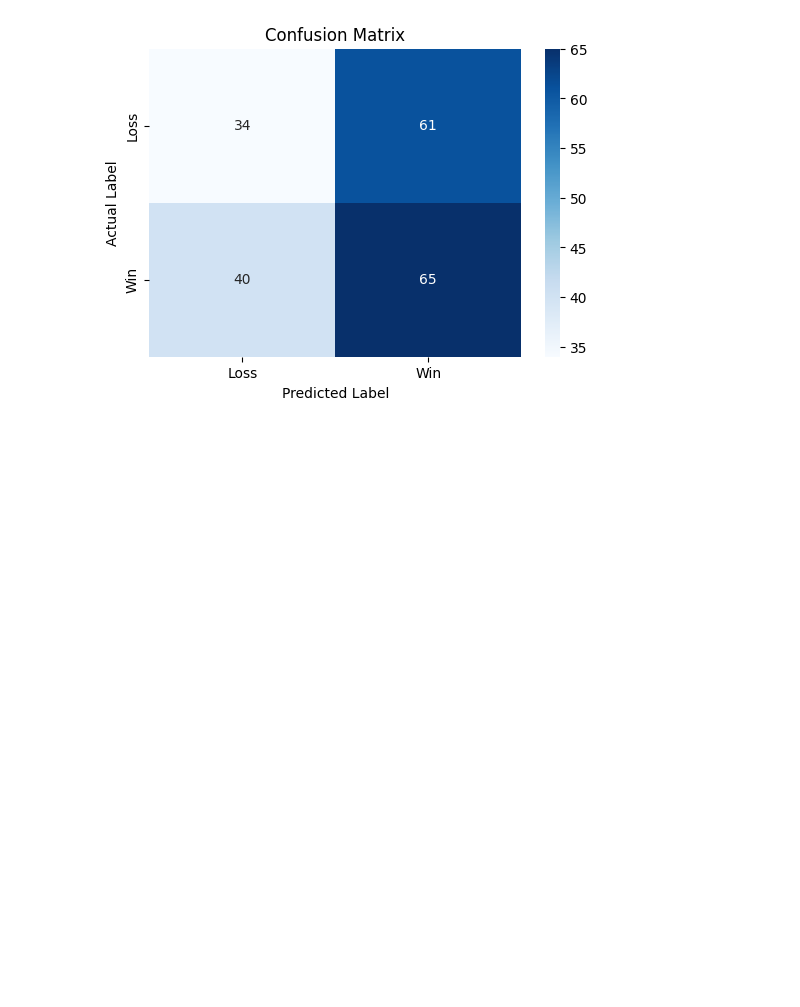
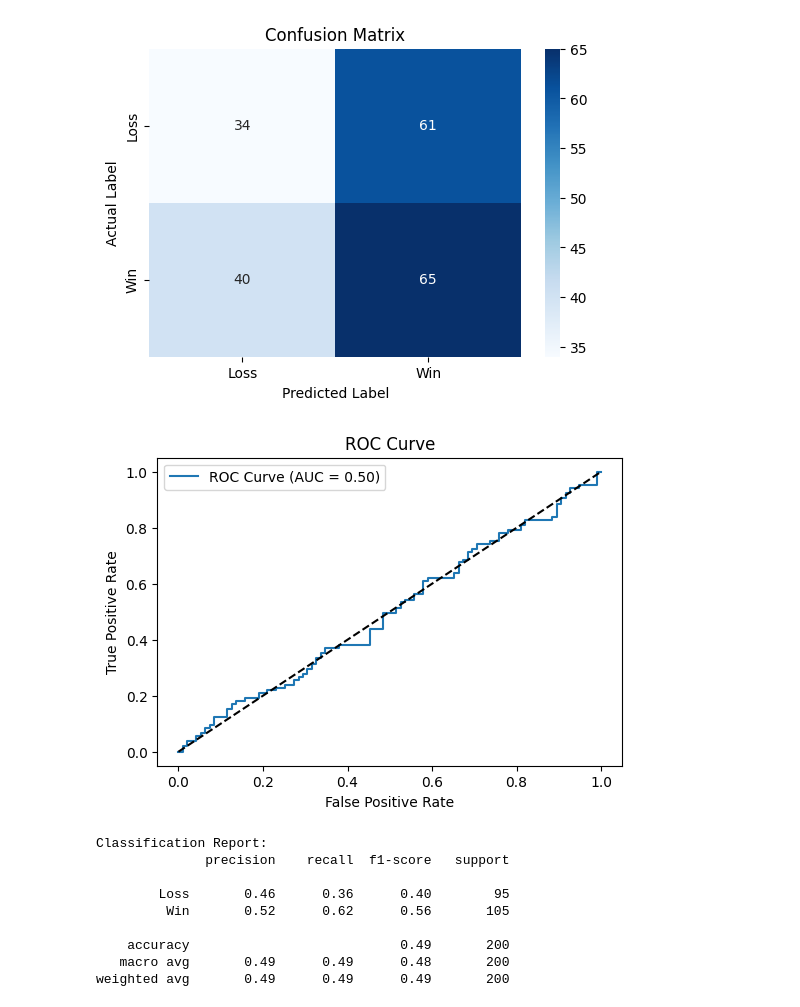
Before and after one commit to Helia-Karisani/league_of_legends_match_estimator, a Jupyter notebook: main.ipynb, the cells around one changed output. Cells and saved outputs as stored; diff of their text form; code cells hidden in the pictures; blank space fills up the shorter version.

```diff
--- a/main.ipynb
+++ b/main.ipynb
@@ -245,3 +245,32 @@ plt.title("Confusion Matrix")                          # Plot title
 plt.show()                                            # Display plot
 # %% [output]
 [figure]
+# %%
+# Generate ROC curve
+fpr, tpr, thresholds = roc_curve(test_true, test_probs)  # Calculate FPR and TPR
+roc_auc = auc(fpr, tpr)                               # Calculate area under ROC curve
+
+plt.figure(figsize=(6, 4))                           # Set figure size
+plt.plot(fpr, tpr, label=f"ROC Curve (AUC = {roc_auc:.2f})")  # Plot ROC curve
+plt.plot([0, 1], [0, 1], "k--")                      # Random classifier reference line
+plt.xlabel("False Positive Rate")                     # X-axis label
+plt.ylabel("True Positive Rate")                      # Y-axis label
+plt.title("ROC Curve")                                # Plot title
+plt.legend()                                          # Display legend
+plt.show()                                            # Display plot
+
+# Generate classification report
+print("Classification Report:")
+print(classification_report(test_true, test_preds,
+                            target_names=["Loss", "Win"]))  # Precision, recall, F1-score
+# %% [output]
+[figure, added]
+Classification Report:
+              precision    recall  f1-score   support
+
+        Loss       0.46      0.36      0.40        95
+         Win       0.52      0.62      0.56       105
+
+    accuracy                           0.49       200
+   macro avg       0.49      0.49      0.48       200
+weighted avg       0.49      0.49      0.49       200
```
